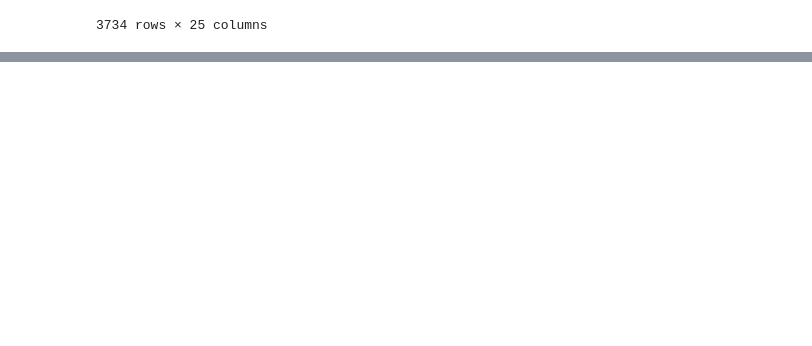
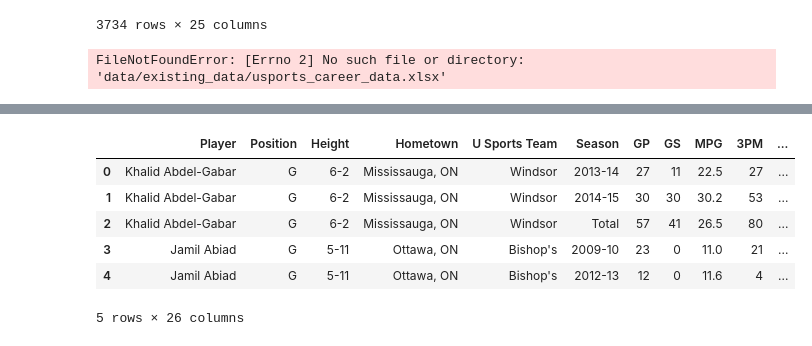
Before and after one commit to cng04/IST, a Jupyter notebook: PlayerToPro/player_to_pro_clean.ipynb, the cells around one changed output, grey strips where cells are left out. Saved outputs shown, nothing was run; the diff lists cells and outputs as text; code cells hidden in the pictures; blank space fills up the shorter version.

```diff
--- a/PlayerToPro/player_to_pro_clean.ipynb
+++ b/PlayerToPro/player_to_pro_clean.ipynb
@@ -291,3 +291,40 @@ df
 3734 rows × 25 columns
 # %%
 df.to_excel("data/cleaned_usports_player_box_score_stats.xlsx", index=False, engine="openpyxl")
+# %%
+# Load career data for merging with cleaned stats
+career_df = pd.read_excel("data/existing_data/usports_career_data.xlsx")
+career_df.head()
+# %% [output]
+FileNotFoundError: [Errno 2] No such file or directory: 'data/existing_data/usports_career_data.xlsx'
+# %%
+def merge_career_with_stats(career_df, stats_df):
+    """Merge career data with USports stats based on season and player."""
+    if career_df.empty or stats_df.empty:
+        print("Cannot merge: one or both dataframes are empty")
+        return pd.DataFrame()
+
+    # Merge on Player and Season columns
+    try:
+        # Ensure Season column exists in stats_df
+        if "Season" not in stats_df.columns:
+            print("Warning: Season column not found in stats data. Cannot merge.")
+            return stats_df
+
+        career_df["Team"] = career_df["Team"].str.replace("MBB-", "", regex=True)
+
+        merged_df = pd.merge(stats_df, career_df[["Player", "Season", "Team"]],
+                            on=["Player", "Season"],
+                            how="left")
+        print(f"Successfully merged career and stats data. Result has {len(merged_df)} rows.")
+        return merged_df
+
+    except Exception as e:
+        print(f"Error merging career and stats data: {e}")
+        return stats_df
+
+# Merge career data with cleaned stats
+print("Merging career data with cleaned stats...")
+merged_df = merge_career_with_stats(career_df, df)
+merged_df.head()
+# %% [output]
@@ -293,0 +333,7 @@ df.to_excel("data/cleaned_usports_player_box_score_stats.xlsx", index=False, eng
+|  | Player | Position | Height | Hometown | U Sports Team | Season | GP | GS | MPG | 3PM | ... |
+| 0 | Khalid Abdel-Gabar | G | 6-2 | Mississauga, ON | Windsor | 2013-14 | 27 | 11 | 22.5 | 27 | ... |
+| 1 | Khalid Abdel-Gabar | G | 6-2 | Mississauga, ON | Windsor | 2014-15 | 30 | 30 | 30.2 | 53 | ... |
+| 2 | Khalid Abdel-Gabar | G | 6-2 | Mississauga, ON | Windsor | Total | 57 | 41 | 26.5 | 80 | ... |
+| 3 | Jamil Abiad | G | 5-11 | Ottawa, ON | Bishop's | 2009-10 | 23 | 0 | 11.0 | 21 | ... |
+| 4 | Jamil Abiad | G | 5-11 | Ottawa, ON | Bishop's | 2012-13 | 12 | 0 | 11.6 | 4 | ... |
+5 rows × 26 columns
```
Also changed, not shown: parts of 5 cells of this notebook, 8 other files.
